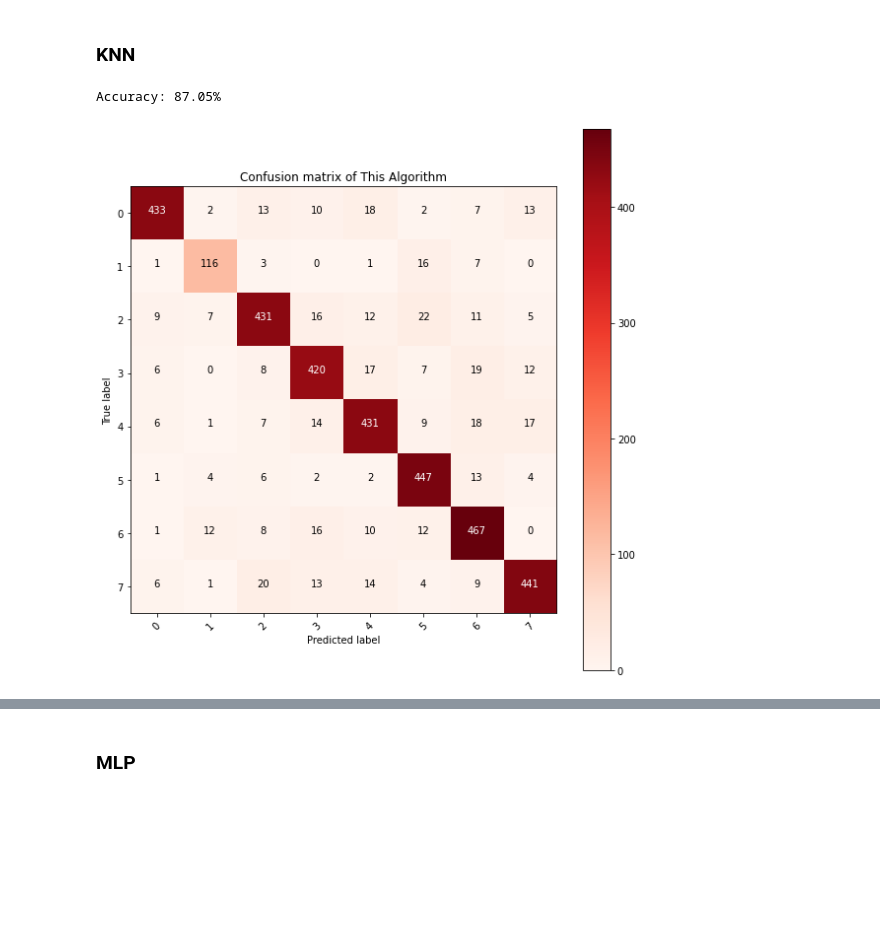
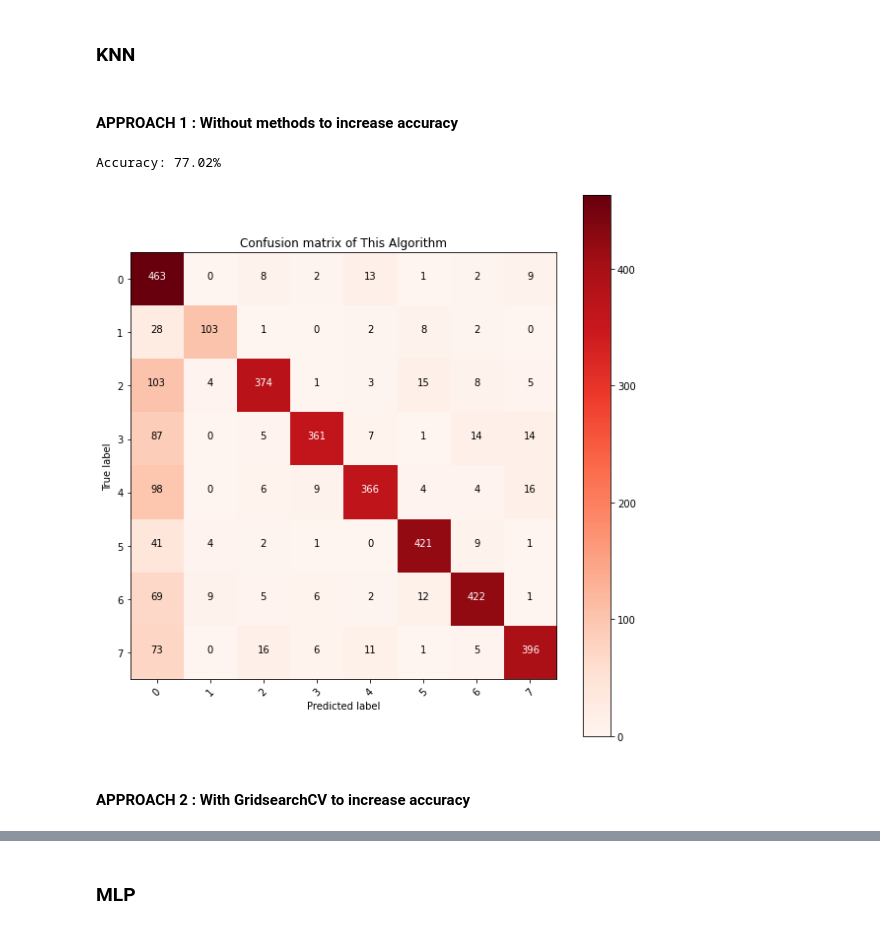
Before and after one commit to Sanjanathakal/CPE695FP, a Jupyter notebook: Algorithms.ipynb, the cells around one changed output, grey strips where cells are left out. Cells and saved outputs as stored; diff of their text form; code cells hidden in the pictures; blank space fills up the shorter version.

```diff
--- a/Algorithms.ipynb
+++ b/Algorithms.ipynb
@@ -160,0 +198,17 @@ The testing accuracy is : 82.84%
+# %%
+from sklearn.svm import SVC
+import numpy as np
+import matplotlib as mpl
+from sklearn.model_selection import train_test_split
+from sklearn.model_selection import GridSearchCV
+
+parameters = {'kernel':('linear', 'rbf'), 'C':[1, 10]}
+svc2=SVC()
+clf = GridSearchCV(svc2, parameters)
+clf.fit(x_train, y_train.argmax(axis = 1))
+
+y_pred2 = clf.predict(x_test)
+accsvm = accuracy_score(y_true=y_test.argmax(axis = 1),y_pred = y_pred2)
+print("The testing accuracy is : {:.2f}%".format(accsvm*100))
+C = confusion_matrix(y_test.argmax(axis = 1), y_pred)
+plot_confusion_matrix(C,classes = list(set(Y.argmax(axis = 1))))
@@ -175,0 +237,17 @@ Test Set Accuracy =  63.0 %
+# %%
+
+rf_classifier2 = RandomForestClassifier(n_estimators=200, criterion='entropy',
+                                       max_depth=None,min_samples_split=2, min_samples_leaf=1,
+                                       min_weight_fraction_leaf=0.0, max_features='sqrt',
+                                       max_leaf_nodes=None,bootstrap=True, oob_score=False,
+                                       n_jobs=1, random_state=100, verbose=0, warm_start=False,
+                                       class_weight=None)
+rf_classifier2.fit(x_train,y_train)
+# Predict
+pred_probs2 = rf_classifier2.predict(x_test)
+pred2 = np.argmax(pred_probs, axis=-1)
+print('Test Set Accuracy = ',100*(round(accuracy_score(y_true=y_test,y_pred=pred_probs2),2)),"%")
+C = confusion_matrix(y_true=y_test.argmax(axis=1),y_pred=pred2)
+plot_confusion_matrix(C,classes=list(set(Y.argmax(axis=1))))
+
+#Rondom Forest
@@ -176,19 +257,23 @@ Test Set Accuracy =  63.0 %
 # %% [markdown]
 ### KNN
+# %% [markdown]
+#### APPROACH 1 : Without methods to increase accuracy
 # %%
 from sklearn.model_selection import GridSearchCV
-k_range = list(range(1, 31))
+# k_range = list(range(1, 31))
 # print(k_range)
-param_grid = dict(n_neighbors=k_range)
+# param_grid = dict(n_neighbors=k_range)
 # print(param_grid)
 knn_class = KNeighborsClassifier()
-grid = GridSearchCV(knn_class, param_grid, cv=10, scoring='accuracy')
-grid.fit(x_train,y_train)
-ypred=grid.predict(x_test)
+# grid = GridSearchCV(knn_class, param_grid, cv=10, scoring='accuracy')
+knn_class.fit(x_train,y_train)
+ypred=knn_class.predict(x_test)
 accuracy = accuracy_score(y_test, ypred)
 print("Accuracy: {:.2f}%".format(accuracy*100))
 C = confusion_matrix(y_true=y_test.argmax(axis=1),y_pred=ypred.argmax(axis=1))
 plot_confusion_matrix(C,classes=list(set(Y.argmax(axis=1))))
 # %% [output]
-Accuracy: 87.05%
+Accuracy: 77.02%
-[figure, old version]
+[figure, new version]
+# %% [markdown]
+#### APPROACH 2 : With GridsearchCV to increase accuracy
```
Also changed, not shown: parts of 23 cells of this notebook.
